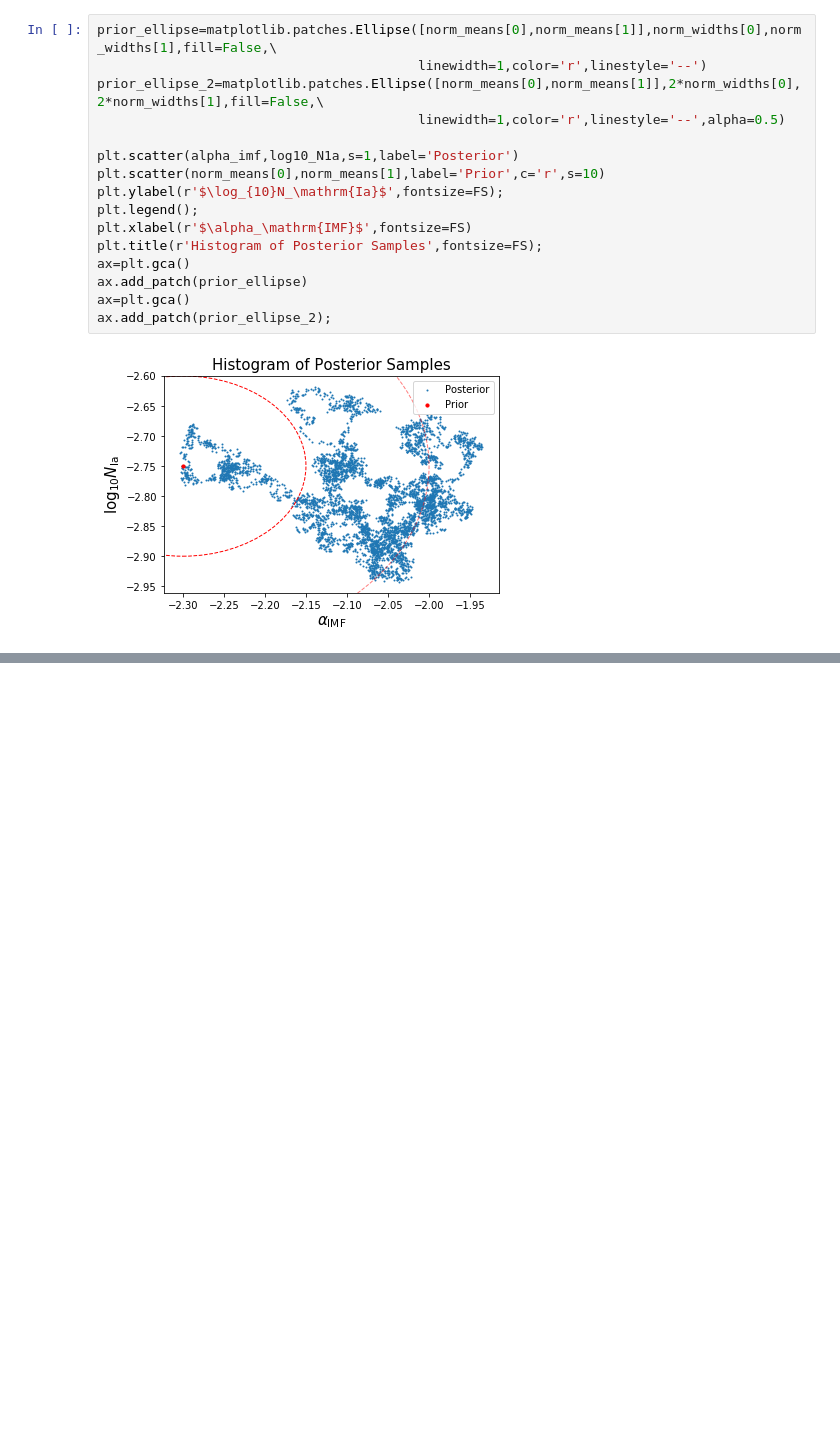
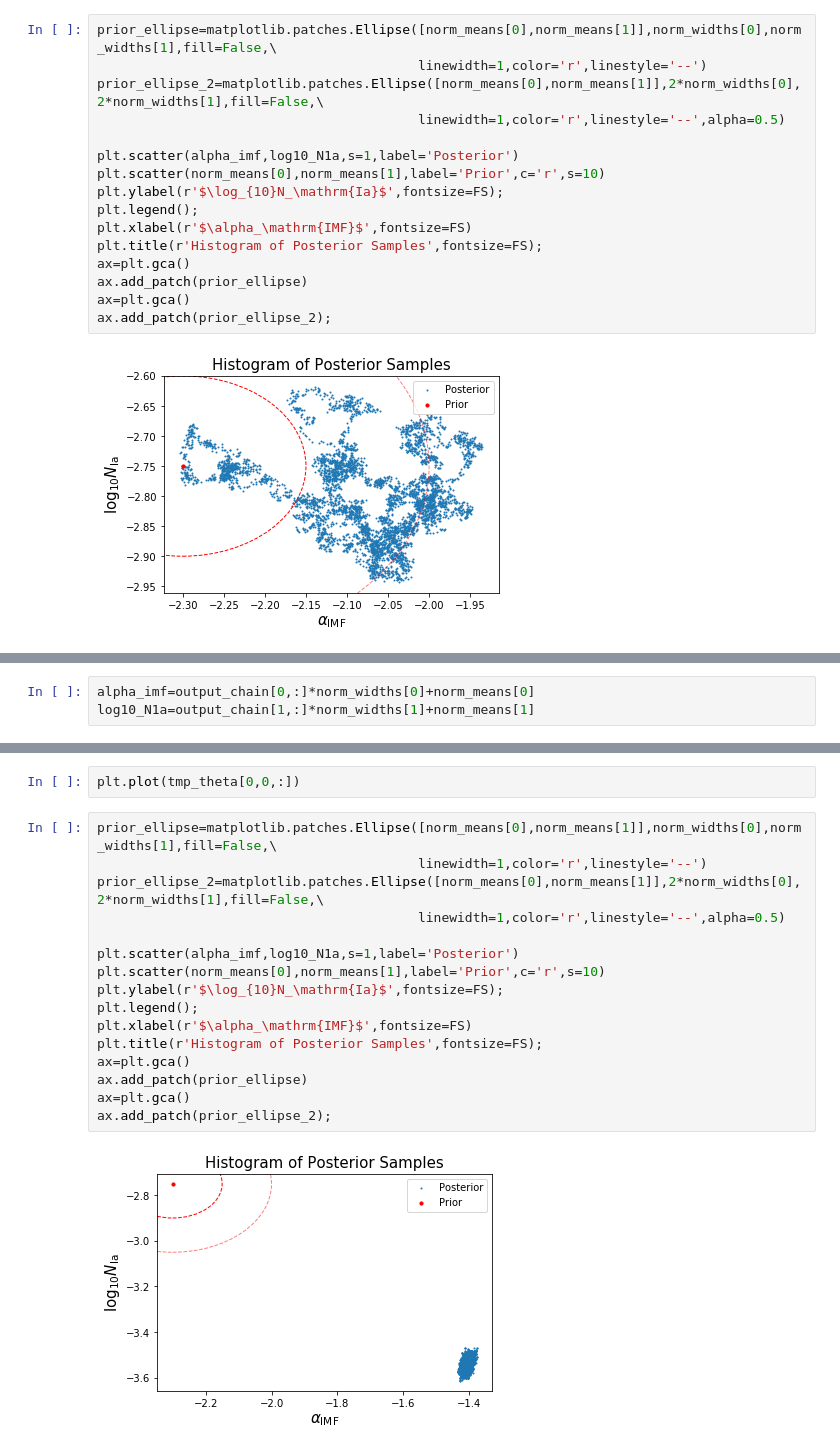
Before and after one commit to henryyuanheng-wang/GibbsChem, a Jupyter notebook: Test Gibbs Sampler.ipynb, the cells around one changed output, grey strips where cells are left out. Drawn from its saved outputs; the diff is of its cells as text; blank space fills up the shorter version.

```diff
--- a/Test Gibbs Sampler.ipynb
+++ b/Test Gibbs Sampler.ipynb
@@ -297,0 +554,3 @@ ax.add_patch(prior_ellipse_2);
+# %%
+alpha_imf=output_chain[0,:]*norm_widths[0]+norm_means[0]
+log10_N1a=output_chain[1,:]*norm_widths[1]+norm_means[1]
@@ -297,0 +576,20 @@ ax.add_patch(prior_ellipse_2);
+# %%
+plt.plot(tmp_theta[0,0,:])
+# %%
+prior_ellipse=matplotlib.patches.Ellipse([norm_means[0],norm_means[1]],norm_widths[0],norm_widths[1],fill=False,\
+                                         linewidth=1,color='r',linestyle='--')
+prior_ellipse_2=matplotlib.patches.Ellipse([norm_means[0],norm_means[1]],2*norm_widths[0],2*norm_widths[1],fill=False,\
+                                         linewidth=1,color='r',linestyle='--',alpha=0.5)
+
+plt.scatter(alpha_imf,log10_N1a,s=1,label='Posterior')
+plt.scatter(norm_means[0],norm_means[1],label='Prior',c='r',s=10)
+plt.ylabel(r'$\log_{10}N_\mathrm{Ia}$',fontsize=FS);
+plt.legend();
+plt.xlabel(r'$\alpha_\mathrm{IMF}$',fontsize=FS)
+plt.title(r'Histogram of Posterior Samples',fontsize=FS);
+ax=plt.gca()
+ax.add_patch(prior_ellipse)
+ax=plt.gca()
+ax.add_patch(prior_ellipse_2);
+# %% [output]
+[figure, added]
```
Also changed, not shown: parts of 9 cells of this notebook, 8 other files.
